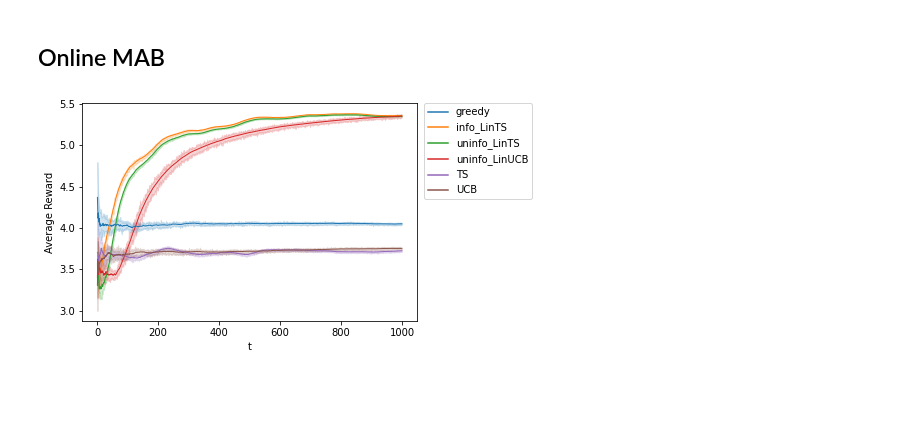
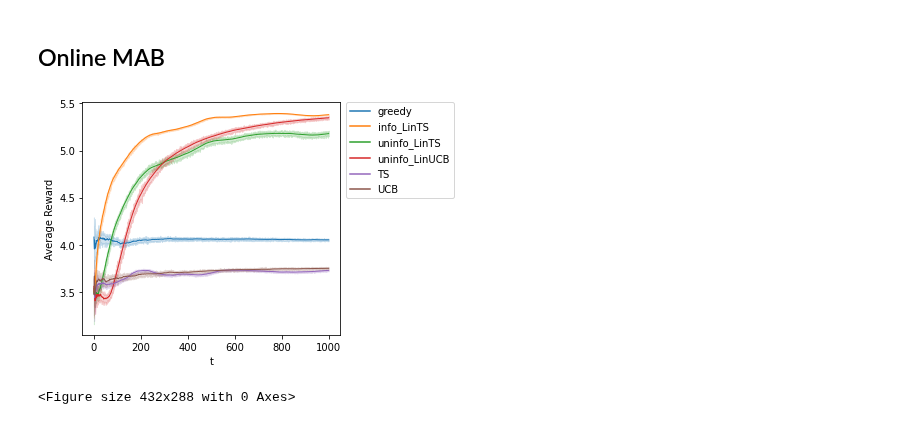
Before and after one commit to CausalDM/Causal-Decision-Making, a Jupyter notebook: _build/jupyter_execute/5_Case_Study/MovieLens/MovieLens_simulation.ipynb, the cells around one changed output. Drawn from its saved outputs; the diff is of its cells as text; code cells hidden in the pictures; blank space fills up the shorter version.

```diff
--- a/_build/jupyter_execute/5_Case_Study/MovieLens/MovieLens_simulation.ipynb
+++ b/_build/jupyter_execute/5_Case_Study/MovieLens/MovieLens_simulation.ipynb
@@ -158,14 +158,14 @@ K = 5
 sigma = 1
 estimated_gamma = np.array(fitted_model).reshape(-1)
 alpha = .1
-exploration_T = 10*K
+exploration_T = K
 Reward_Type = "Gaussian"
 u_prior_mean = np.zeros(K)
 u_prior_cov = 1000*np.identity(K)
 # %%
 #LINTS-informative
-from causaldm.learners.Online.CMAB import LinTS, LinUCB
-from causaldm.learners.Online.MAB import TS, UCB
+from causaldm.learners.CPL4.CMAB import LinTS, LinUCB
+from causaldm.learners.CPL4.MAB import TS, UCB
 sigma1 = 3
 cum_reward_greedy = []
 cum_reward_infoLinTS = []
@@ -205,8 +205,8 @@ for seed in range(S):
 
     ##uninfo_LINTS
     env = Single_Gaussian_Env(true_model, sigma, seed = seed, with_intercept = True, logged_dat = False)
-    prior_theta_u = np.zeros(p)
-    prior_theta_cov = 1000*np.identity(p)
+    prior_theta_u = 100*np.ones(p)
+    prior_theta_cov = 200*np.identity(p)
     uninfo_LinTS= LinTS.LinTS_Gaussian(sigma = sigma, prior_theta_u = prior_theta_u,
                                                     prior_theta_cov = prior_theta_cov,
                                                     K = K, p = p,seed = seed)
@@ -265,18 +265,23 @@ for seed in range(S):
 # %%
 import seaborn as sns
 result = pd.DataFrame({'rep':np.concatenate([np.ones(T)*rep for rep in range(S)]*6),
                        't':np.concatenate([range(T)]*6*S),
                        'Reward':np.concatenate(cum_reward_greedy+
                                                cum_reward_infoLinTS+
                                                cum_reward_uninfoLinTS+
                                                cum_reward_uninfoLinUCB+
                                                cum_reward_TS+
                                                cum_reward_UCB),
                        'Algo':['greedy']*T*S+['info_LinTS']*T*S+['uninfo_LinTS']*T*S+['uninfo_LinUCB']*T*S+['TS']*T*S+['UCB']*T*S})
 sns.lineplot(data=result[result.t>0], x='t', y="Reward", hue="Algo", ci = 95,
              n_boot = 20, linewidth = 1.0, markers = False)
 plt.legend(bbox_to_anchor=(1.02, 1), loc='upper left', borderaxespad=0)
 plt.ylabel('Average Reward')
+plt.tight_layout()
 plt.savefig('MovieLens_Contextual.png')
 # %% [output]
-[figure, old version]
+[figure, new version]
+# %%
+plt.tight_layout()
+# %% [output]
+<Figure size 432x288 with 0 Axes>
```
Also changed, not shown: parts of 2 cells of this notebook, 36 other files.
